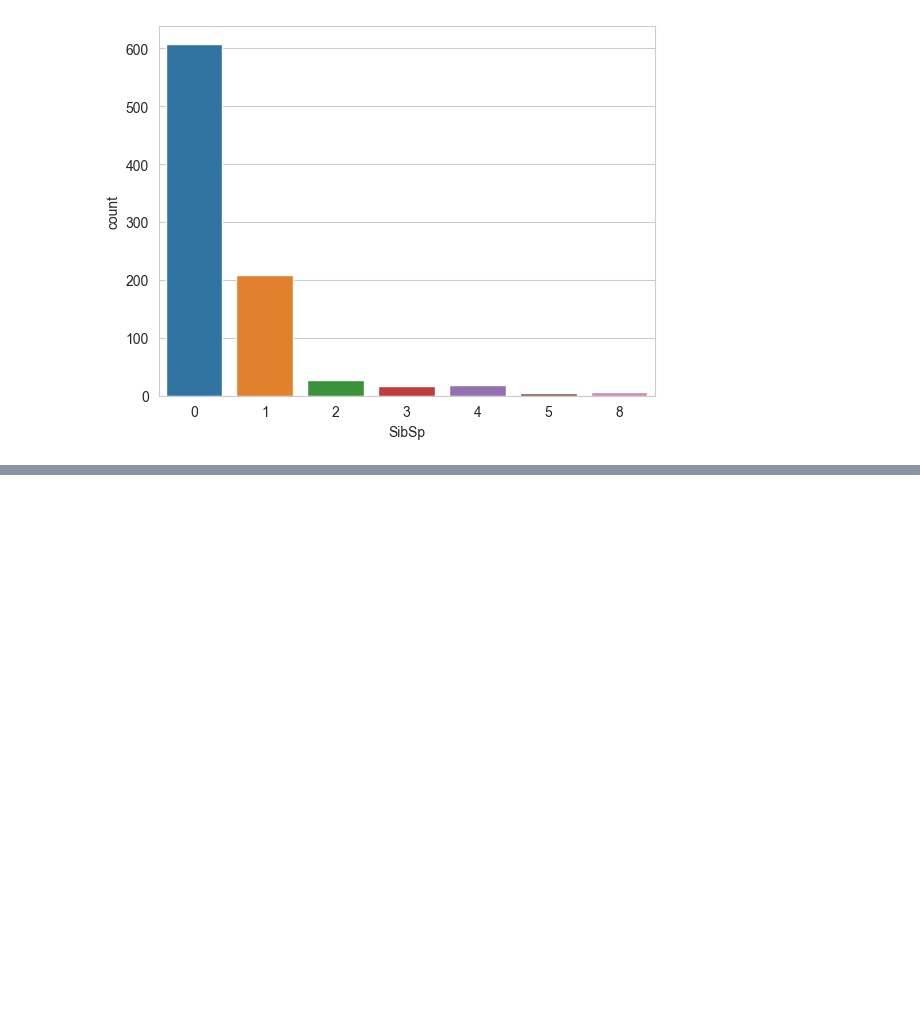
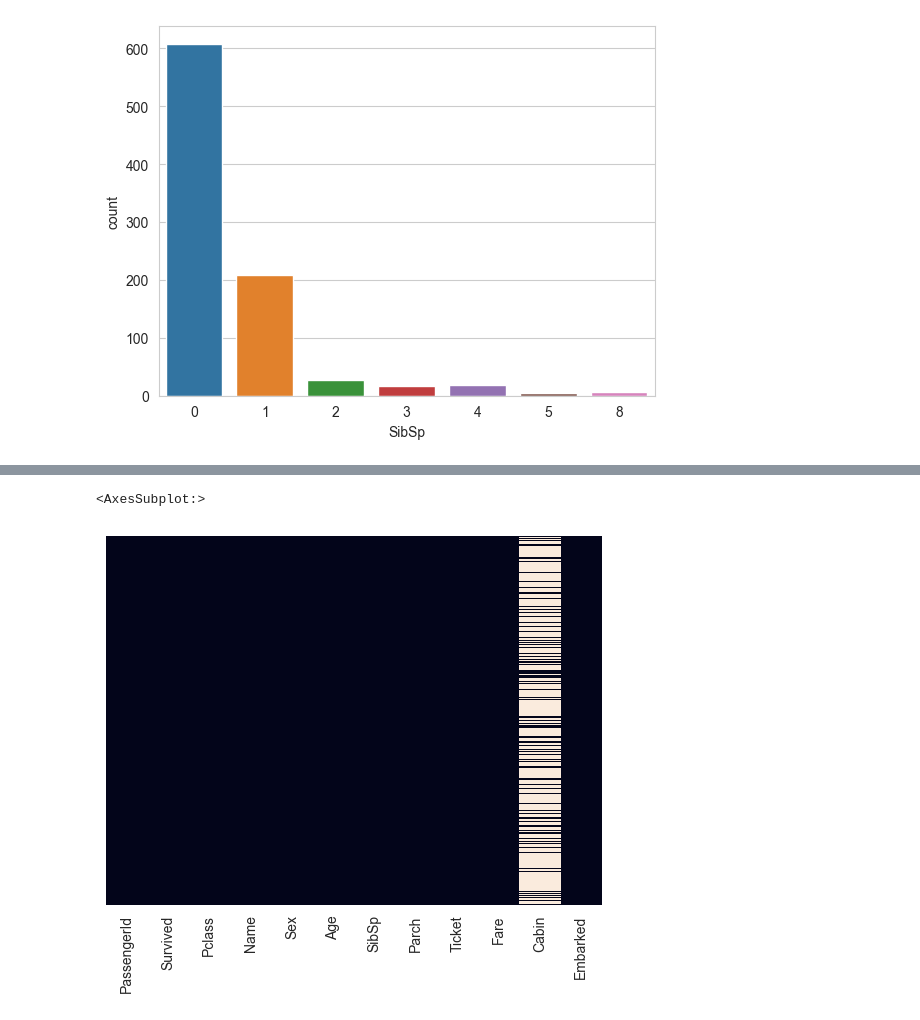
Before and after one commit to Ryan-nd/Data-Science-Capstone-Project-Machine-Learning---Titanic-, a Jupyter notebook: Titanic(ML).ipynb, the cells around one changed output, grey strips where cells are left out. Cells and saved outputs as stored; diff of their text form; code cells hidden in the pictures; blank space fills up the shorter version.

```diff
--- a/Titanic(ML).ipynb
+++ b/Titanic(ML).ipynb
@@ -102,0 +115,27 @@ train['Fare'].iplot(kind = 'hist', bins = 30)
+# %%
+def impute_age(cols):
+    #I am able to ge the index[0] and cols[1] because I am applying on these two columns
+    #train['age',pclass]
+    Age = cols[0]
+    Pclass = cols[1]
+    #if df[age] is null
+    if pd.isnull(Age):
+
+        if Pclass == 1:
+            return 37
+        elif Pclass == 2:
+            return 29
+        elif Pclass ==3:
+            return 24
+    else:
+        return Age
+# %%
+#to apply to columns
+train['Age'] = train[['Age','Pclass']].apply(impute_age,axis = 1)
+# %%
+#now we will re-evaulate the distribution of null data in new dataset, without showing the
+#colorbar
+sns.heatmap(train.isnull(), yticklabels = False,cbar = False)
+# %% [output]
+<AxesSubplot:>
+[figure, added]
```
Also changed, not shown: parts of 23 cells of this notebook.
